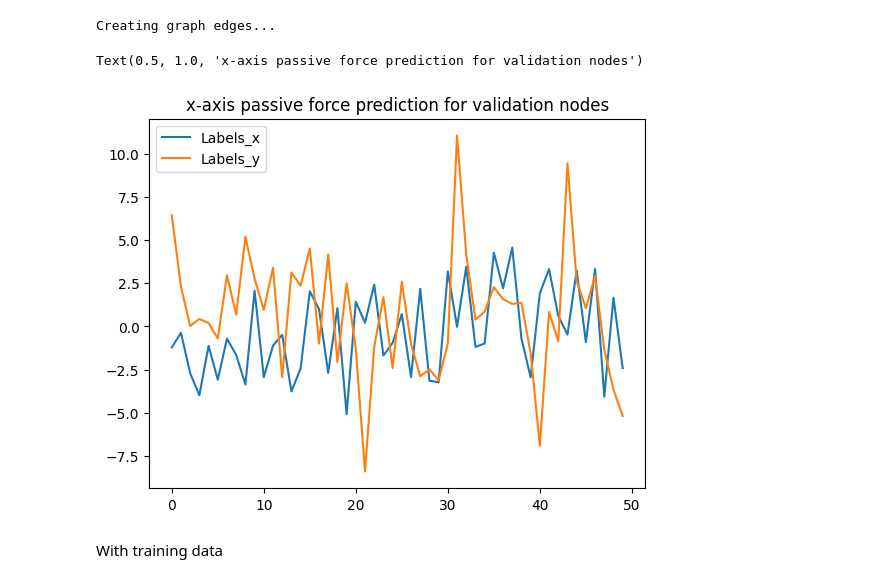
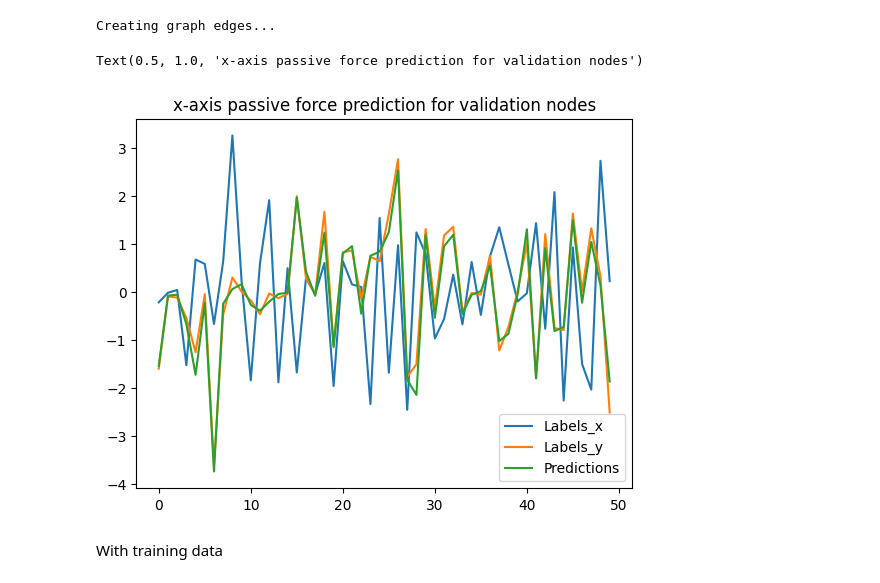
Before and after one commit to Phistian/exjobb, a Jupyter notebook: miguel/training/4training.ipynb, the cells around one changed output. Drawn from its saved outputs; the diff is of its cells as text; code cells hidden in the pictures.

```diff
--- a/miguel/training/4training.ipynb
+++ b/miguel/training/4training.ipynb
@@ -177,7 +173,7 @@ import cupy as cp
 # %%
 from traitlets.traitlets import Long
 ## Load data
-data_dict = np.load(datasets_address + "tslj/N50mixed outputv samples1000 its1000 F_P60.npy", allow_pickle=True).item() #### MISTAKE IN NAMING N50MIXED OUTPUTV, SHOULD NOT BE OUTPUTV BUT OUTPUT4. CHANGED AFTER TRAINING STARTED, BUT DATA CORRECT.
+data_dict = np.load(datasets_address + "tslj/N50mixed output4 samples1000 its1000 F_P60.npy", allow_pickle=True).item() #### MISTAKE IN NAMING N50MIXED OUTPUTV, SHOULD NOT BE OUTPUTV BUT OUTPUT4. CHANGED AFTER TRAINING STARTED, BUT DATA CORRECT.
 
 
 ## Extract some variables and leave only the dictionary which will be input to the graph extractor
@@ -539,3 +561,5 @@ extra_string = 'V N2500 10 snapshots mixed 930 epochs'
+# %%
+extra_string = 'DATA 1 REPORT'
 # %%
 
 model.save(models_address + extra_string)
@@ -822,22 +825,22 @@ v = [
 ]
 
 output = np.array(model(v))[0]
-solutions_x = full_test_graph[1][0][:,0]
-solutions_y = full_test_graph[1][0][:,1]
+solutions_x = full_test_graph[1][0][:,2]
+solutions_y = full_test_graph[1][0][:,3]
 # %% [output]
 Creating graph edges...
 # %%
 
 plt.plot(solutions_x[2000:2050])
-#plt.plot(solutions_y[2000:2050])
-plt.plot(output[2000:2050, 0])
+plt.plot(solutions_y[2000:2050])
+plt.plot(output[2000:2050, 3])
 plt.legend(["Labels_x", "Labels_y", "Predictions"])
 plt.plot()
 plt.title("x-axis passive force prediction for validation nodes")
 #plt.plot(output[:,1]*5)
 # %% [output]
 Text(0.5, 1.0, 'x-axis passive force prediction for validation nodes')
-[figure, old version]
+[figure, new version]
 # %% [markdown]
 With training data
 # %%
```
Also changed, not shown: parts of 17 cells of this notebook.
